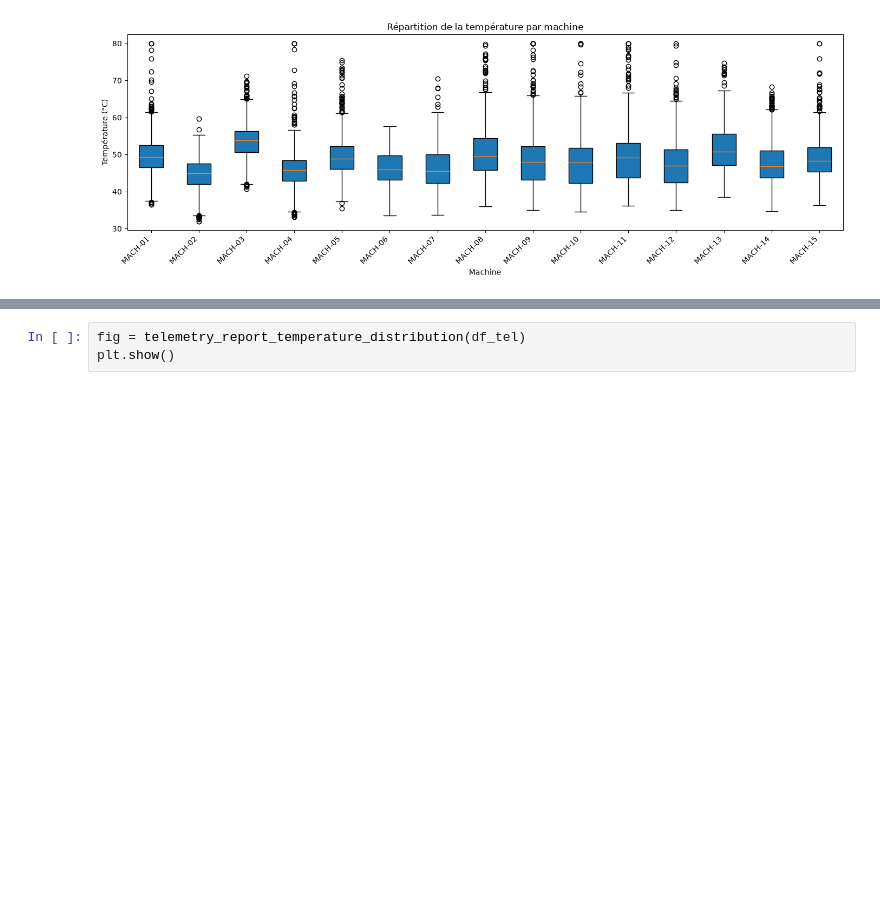
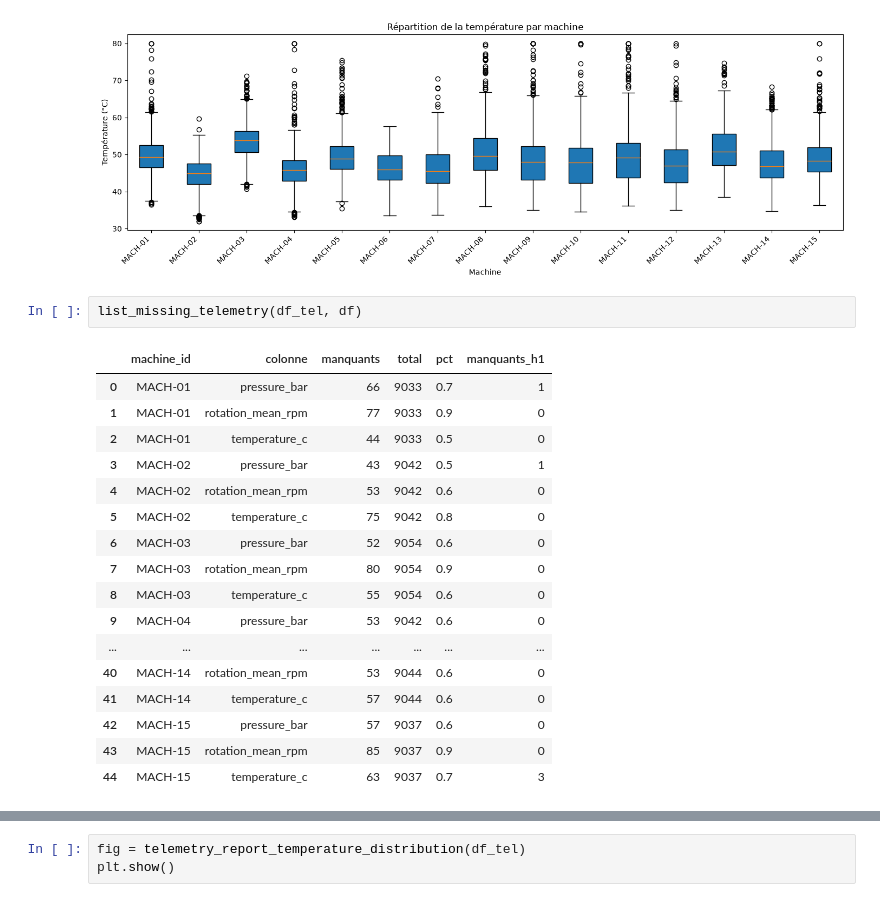
Before and after one commit to kenji21/indusense, a Jupyter notebook: notebook.ipynb, the cells around one changed output, grey strips where cells are left out. Drawn from its saved outputs; the diff is of its cells as text; blank space fills up the shorter version.

```diff
--- a/notebook.ipynb
+++ b/notebook.ipynb
@@ -76,3 +78,23 @@ fig = telemetry_report_temperature_per_machine(df_tel)
 plt.show()
 # %% [output]
 [figure]
+# %%
+list_missing_telemetry(df_tel, df)
+# %% [output]
+|  | machine_id | colonne | manquants | total | pct | manquants_h1 |
+| 0 | MACH-01 | pressure_bar | 66 | 9033 | 0.7 | 1 |
+| 1 | MACH-01 | rotation_mean_rpm | 77 | 9033 | 0.9 | 0 |
+| 2 | MACH-01 | temperature_c | 44 | 9033 | 0.5 | 0 |
+| 3 | MACH-02 | pressure_bar | 43 | 9042 | 0.5 | 1 |
+| 4 | MACH-02 | rotation_mean_rpm | 53 | 9042 | 0.6 | 0 |
+| 5 | MACH-02 | temperature_c | 75 | 9042 | 0.8 | 0 |
+| 6 | MACH-03 | pressure_bar | 52 | 9054 | 0.6 | 0 |
+| 7 | MACH-03 | rotation_mean_rpm | 80 | 9054 | 0.9 | 0 |
+| 8 | MACH-03 | temperature_c | 55 | 9054 | 0.6 | 0 |
+| 9 | MACH-04 | pressure_bar | 53 | 9042 | 0.6 | 0 |
+| ... | ... | ... | ... | ... | ... | ... |
+| 40 | MACH-14 | rotation_mean_rpm | 53 | 9044 | 0.6 | 0 |
+| 41 | MACH-14 | temperature_c | 57 | 9044 | 0.6 | 0 |
+| 42 | MACH-15 | pressure_bar | 57 | 9037 | 0.6 | 0 |
+| 43 | MACH-15 | rotation_mean_rpm | 85 | 9037 | 0.9 | 0 |
+| 44 | MACH-15 | temperature_c | 63 | 9037 | 0.7 | 3 |
```
Also changed, not shown: parts of 4 cells of this notebook, 1 other file.
